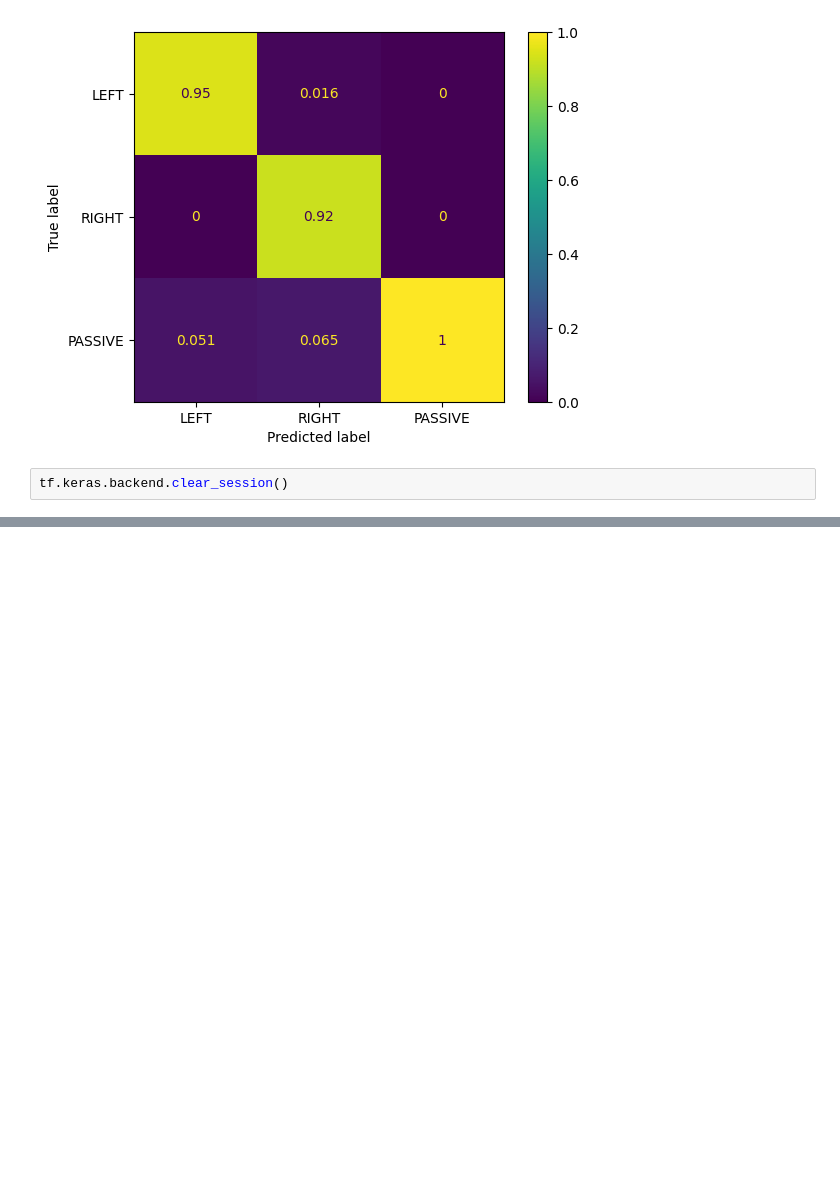
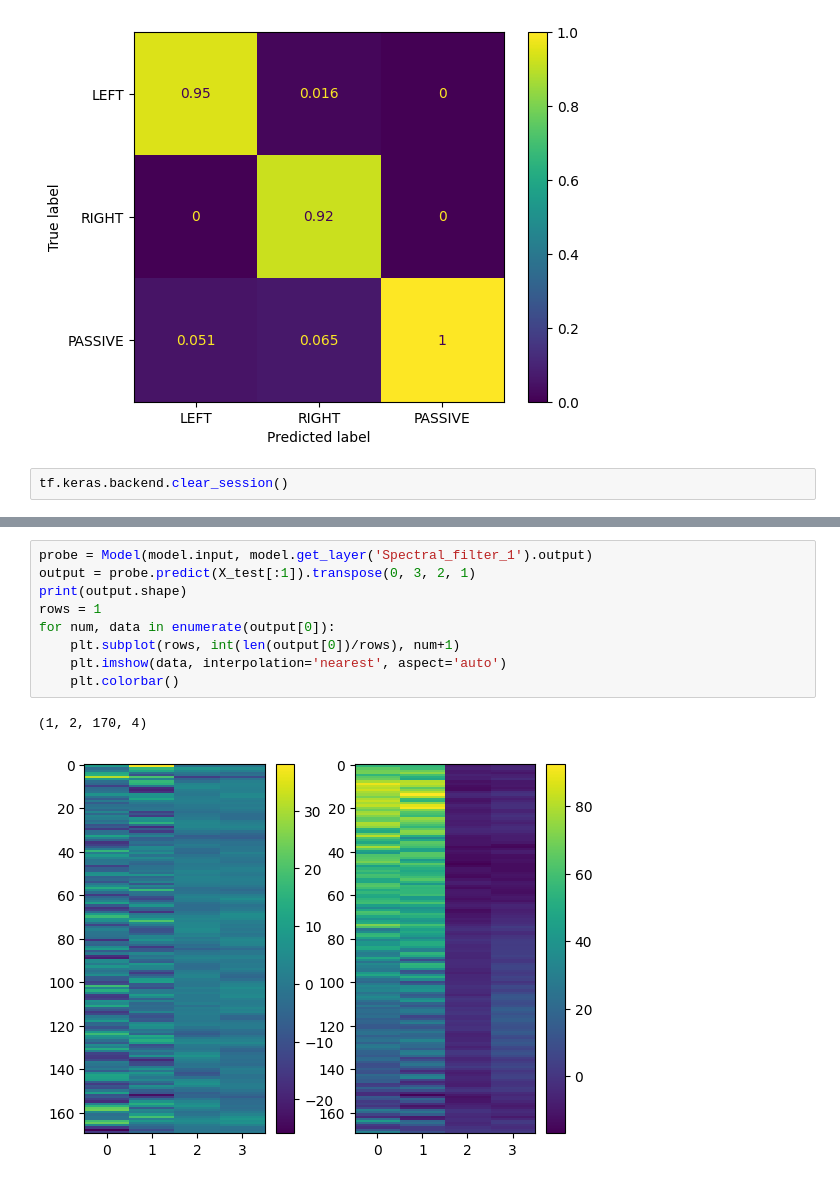
Before and after one commit to Riddy21/EEG_Model_Training, a Jupyter notebook: EEG_Binary_Classification_CNN-RNN_Trial-3.ipynb, the cells around one changed output, grey strips where cells are left out. Cells and saved outputs as stored; diff of their text form; blank space fills up the shorter version.

```diff
--- a/EEG_Binary_Classification_CNN-RNN_Trial-3.ipynb
+++ b/EEG_Binary_Classification_CNN-RNN_Trial-3.ipynb
@@ -604,0 +643,12 @@ tf.keras.backend.clear_session()
+# %%
+probe = Model(model.input, model.get_layer('Spectral_filter_1').output)
+output = probe.predict(X_test[:1]).transpose(0, 3, 2, 1)
+print(output.shape)
+rows = 1
+for num, data in enumerate(output[0]):
+    plt.subplot(rows, int(len(output[0])/rows), num+1)
+    plt.imshow(data, interpolation='nearest', aspect='auto')
+    plt.colorbar()
+# %% [output]
+(1, 2, 170, 4)
+[figure, added]
```
Also changed, not shown: parts of 29 cells of this notebook, 1 other file.
